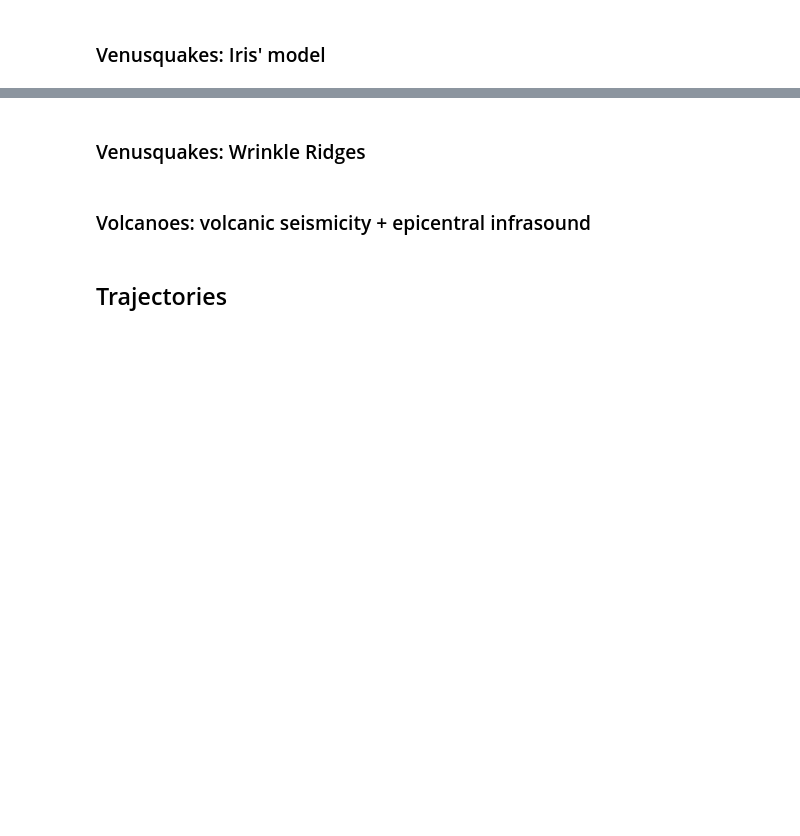
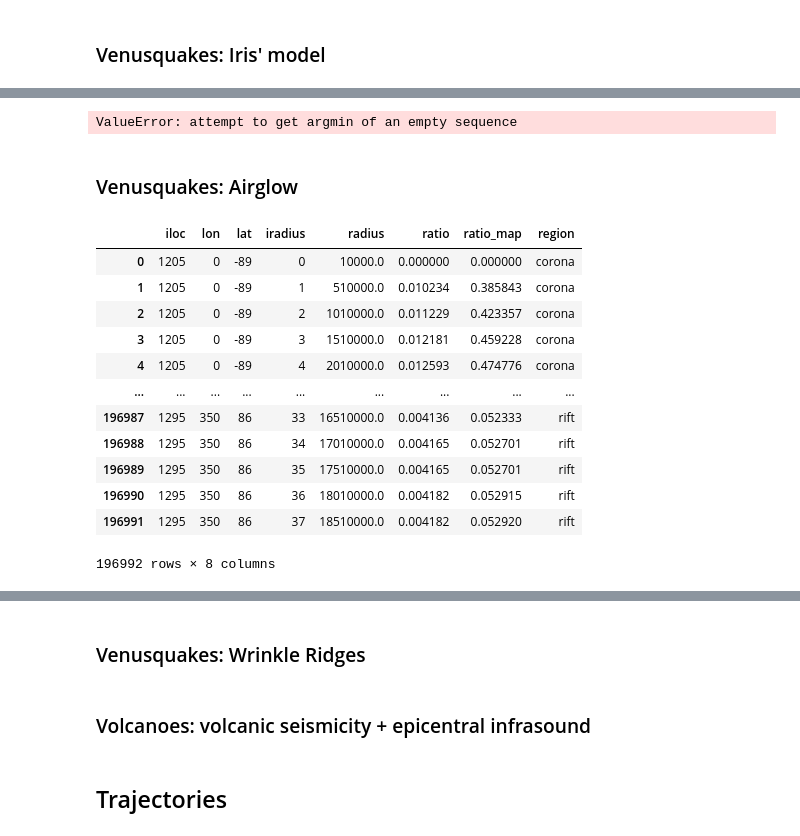
Before and after one commit to QuentinBrissaud/Venus_Detectability, a Jupyter notebook: compute_proba_detection_venus.ipynb, the cells around one changed output, grey strips where cells are left out. Cells and saved outputs as stored; diff of their text form; code cells hidden in the pictures; blank space fills up the shorter version.

```diff
--- a/compute_proba_detection_venus.ipynb
+++ b/compute_proba_detection_venus.ipynb
@@ -62,5 +66,34 @@ opt_model = dict(
     r_venus = r_venus,
 )
 
-proba_model = pm.proba_model(pd_slopes, surface_ratios, TL_new, TL_new_qmin, TL_new_qmax)
+period = 1.
+proba_model = pm.proba_model(pd_slopes, surface_ratios, TL_new[period], TL_new_qmin[period], TL_new_qmax[period])
 proba_model.compute_proba_map(**opt_model)
+# %% [output]
+ValueError: attempt to get argmin of an empty sequence
+# %% [markdown]
+### Venusquakes: Airglow
+# %%
+regions = ['corona', 'intraplate', 'ridge', 'rift']
+surface_ratios = pd.DataFrame()
+for region in regions:
+    file_ratio = f'./data/surface_ratios/surface_ratios_airglow_{region}_active.csv'
+    surface_ratios_loc = pm.get_surface_ratios(file_ratio)
+    surface_ratios_loc['region'] = region
+    surface_ratios = pd.concat([surface_ratios, surface_ratios_loc])
+surface_ratios.reset_index(drop=True, inplace=True)
+surface_ratios
+# %% [output]
+|  | iloc | lon | lat | iradius | radius | ratio | ratio_map | region |
+| 0 | 1205 | 0 | -89 | 0 | 10000.0 | 0.000000 | 0.000000 | corona |
+| 1 | 1205 | 0 | -89 | 1 | 510000.0 | 0.010234 | 0.385843 | corona |
+| 2 | 1205 | 0 | -89 | 2 | 1010000.0 | 0.011229 | 0.423357 | corona |
+| 3 | 1205 | 0 | -89 | 3 | 1510000.0 | 0.012181 | 0.459228 | corona |
+| 4 | 1205 | 0 | -89 | 4 | 2010000.0 | 0.012593 | 0.474776 | corona |
+| ... | ... | ... | ... | ... | ... | ... | ... | ... |
+| 196987 | 1295 | 350 | 86 | 33 | 16510000.0 | 0.004136 | 0.052333 | rift |
+| 196988 | 1295 | 350 | 86 | 34 | 17010000.0 | 0.004165 | 0.052701 | rift |
+| 196989 | 1295 | 350 | 86 | 35 | 17510000.0 | 0.004165 | 0.052701 | rift |
+| 196990 | 1295 | 350 | 86 | 36 | 18010000.0 | 0.004182 | 0.052915 | rift |
+| 196991 | 1295 | 350 | 86 | 37 | 18510000.0 | 0.004182 | 0.052920 | rift |
+196992 rows × 8 columns
```
Also changed, not shown: parts of 11 cells of this notebook, 6 other files.
